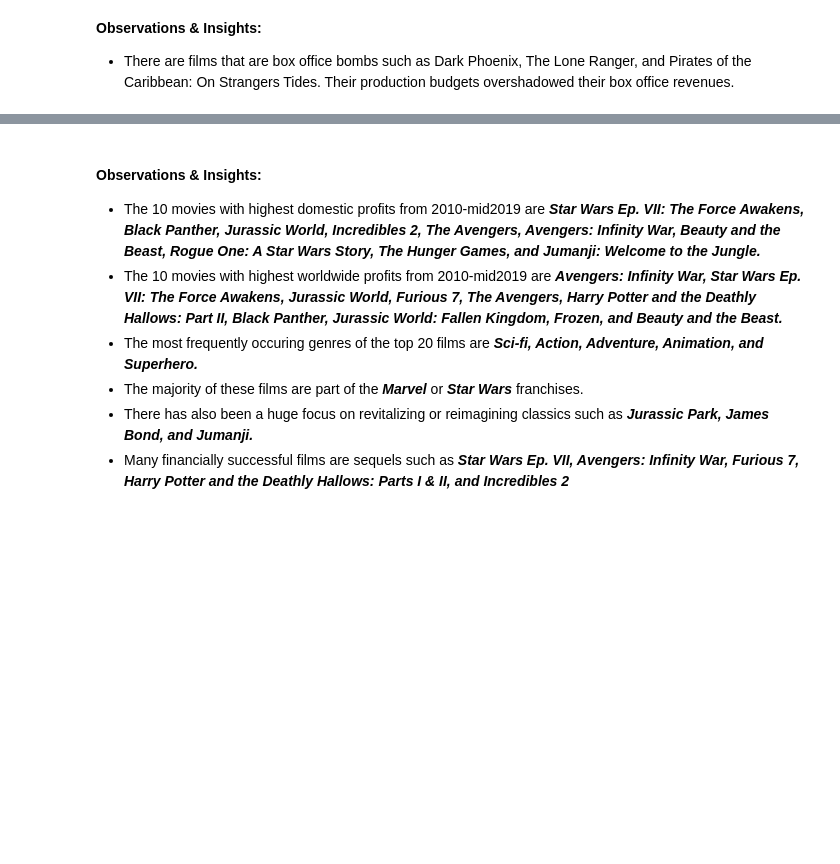
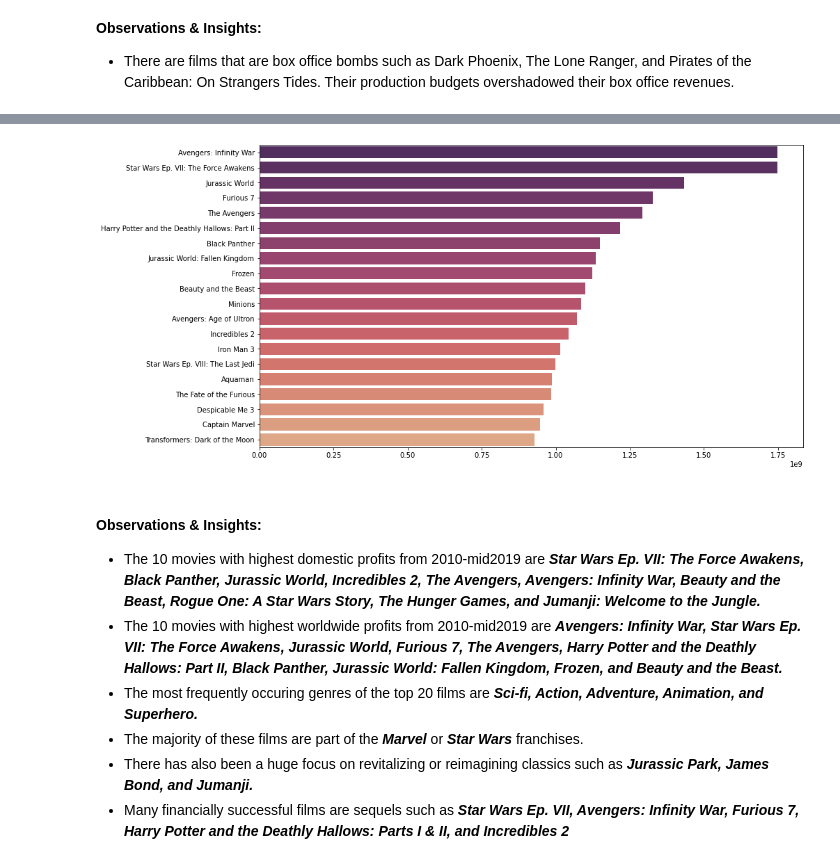
Before and after one commit to alpacanonymous/project1, a Jupyter notebook: final_notebook.ipynb, the cells around one changed output, grey strips where cells are left out. Cells and saved outputs as stored; diff of their text form; code cells hidden in the pictures; blank space fills up the shorter version.

```diff
--- a/final_notebook.ipynb
+++ b/final_notebook.ipynb
@@ -123,13 +267,15 @@ ax.set(xlabel='Domestic Profits (in millions)', ylabel='Movies');
 # %%
-## Bar chart of Top 10 Movies with Highest Worldwide Profits
+## Bar chart of Top 20 Movies with Highest Worldwide Profits
 
-fig, ax = plt.subplots(figsize=(15,5))
+fig, ax = plt.subplots(figsize=(14, 8))
 
 x2 = mb_wp['movie'][0:20]
 y2 = mb_wp['worldwide_profit'][0:20]
 
 ax = sns.barplot(x=y2, y=x2, palette='flare_r')
-ax.set(xlabel='Worldwide Profits (in billions)', ylabel='Movies');
+ax.set(xlabel='', ylabel='');
+# %% [output]
+[figure, added]
 # %% [markdown]
 #### <b>Observations & Insights:</b>
 <ul>
```
Also changed, not shown: parts of 19 cells of this notebook, 3 other files.
